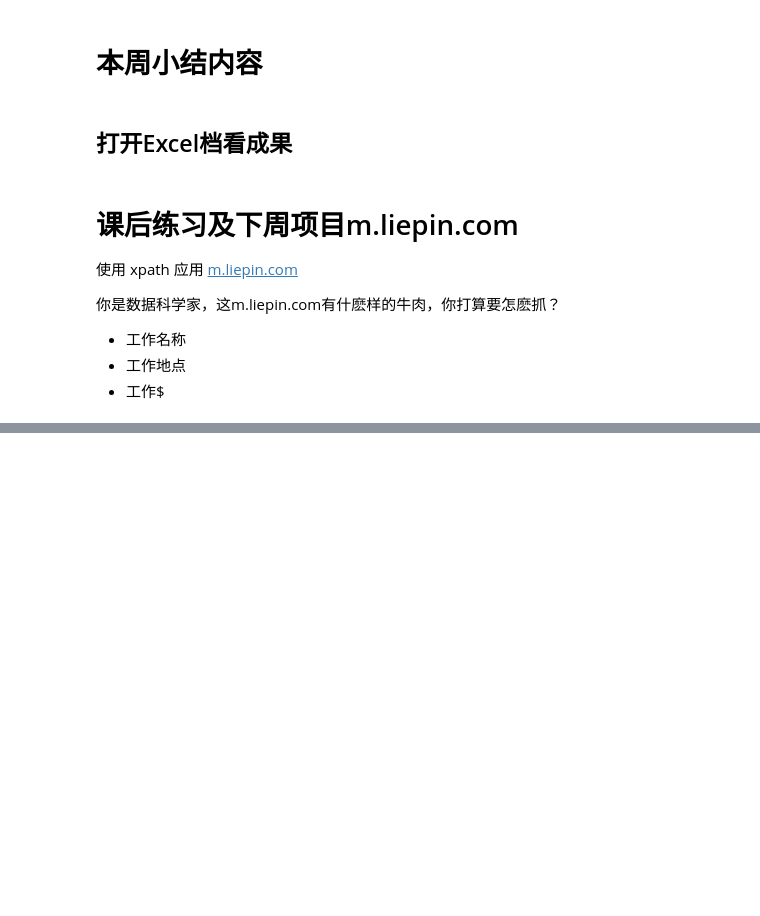
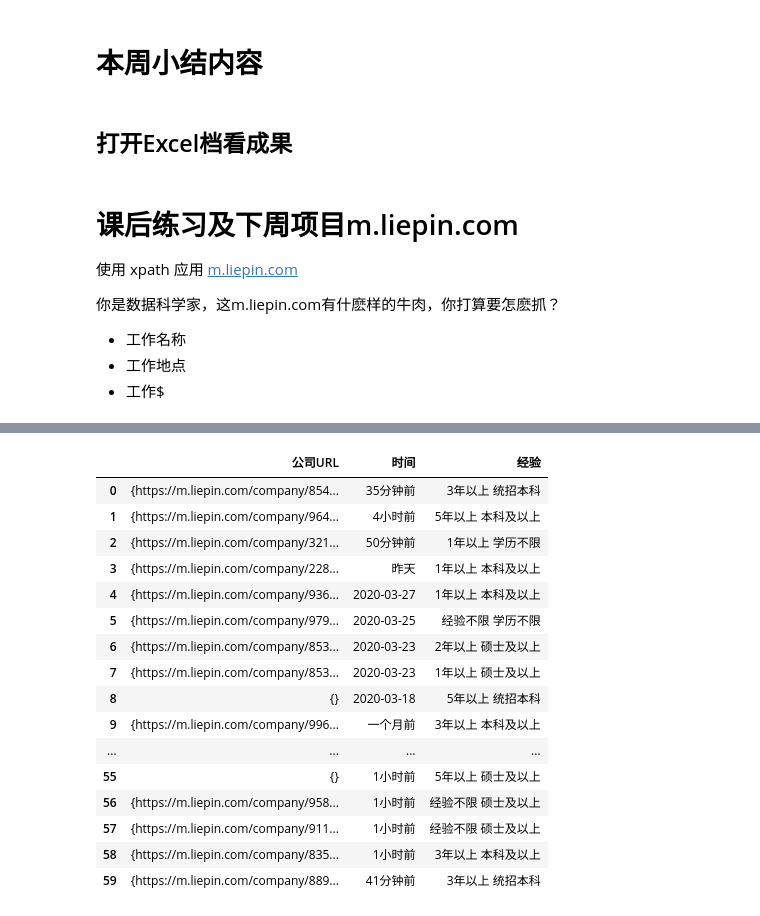
Before and after one commit to Tengzyi/Web-_week2, a Jupyter notebook: 20春_Web数据挖掘_week02_181013007.ipynb, the cells around one changed output, grey strips where cells are left out. Cells and saved outputs as stored; diff of their text form; code cells hidden in the pictures; blank space fills up the shorter version.

```diff
--- a/20春_Web数据挖掘_week02_181013007.ipynb
+++ b/20春_Web数据挖掘_week02_181013007.ipynb
@@ -543,0 +592,64 @@ NameError: name '数据字典' is not defined
+# %%
+news = r.html.xpath('//dd[@class="right-info"]/ul/li[2]/a')
+URL = []
+for i in news:
+    URL.append(i.absolute_links)
+
+时间 = r.html.xpath('//*[@class="right-info"]//time/text()')
+while '1分钟前' in 时间:
+    时间.remove('1分钟前')
+经验 = r.html.xpath('//*[@class="right-info"]//ul/li[3]/text()')
+
+经验 = [x.strip() for x in 经验 if x.strip() != '']
+while '学历不限\xa0经验不限' in 经验:
+    经验.remove('学历不限\xa0经验不限')
+print(len(URL))
+print(len(时间))
+print(len(经验))
+print(URL)
+print(时间)
+print(经验)
+# %%
+# C-5
+# 难: '公司URL', '时间', '经验'
+
+# 你的代码?
+news = r.html.xpath('//dd[@class="right-info"]/ul/li[2]/a')
+URL = []
+for i in news:
+    URL.append(i.absolute_links)
+时间 = r.html.xpath('//*[@class="right-info"]//time/text()')
+while '1分钟前' in 时间:
+    时间.remove('1分钟前')
+
+经验 = r.html.xpath('//*[@class="right-info"]//ul/li[3]/text()')
+经验 = [x.strip() for x in 经验 if x.strip() != '']      #与同学讨论得到的结果
+while '学历不限\xa0经验不限' in 经验:
+    经验.remove('学历不限\xa0经验不限')
+
+df5 = pd.DataFrame({
+        "公司URL": URL,
+        "时间": 时间,
+        "经验": 经验,
+        })
+
+df5.to_excel("C5.xlsx", sheet_name="搜查结果3")
+df5
+# %% [output]
+|  | 公司URL | 时间 | 经验 |
+| 0 | {https://m.liepin.com/company/854... | 35分钟前 | 3年以上 统招本科 |
+| 1 | {https://m.liepin.com/company/964... | 4小时前 | 5年以上 本科及以上 |
+| 2 | {https://m.liepin.com/company/321... | 50分钟前 | 1年以上 学历不限 |
+| 3 | {https://m.liepin.com/company/228... | 昨天 | 1年以上 本科及以上 |
+| 4 | {https://m.liepin.com/company/936... | 2020-03-27 | 1年以上 本科及以上 |
+| 5 | {https://m.liepin.com/company/979... | 2020-03-25 | 经验不限 学历不限 |
+| 6 | {https://m.liepin.com/company/853... | 2020-03-23 | 2年以上 硕士及以上 |
+| 7 | {https://m.liepin.com/company/853... | 2020-03-23 | 1年以上 硕士及以上 |
+| 8 | {} | 2020-03-18 | 5年以上 统招本科 |
+| 9 | {https://m.liepin.com/company/996... | 一个月前 | 3年以上 本科及以上 |
+| ... | ... | ... | ... |
+| 55 | {} | 1小时前 | 5年以上 硕士及以上 |
+| 56 | {https://m.liepin.com/company/958... | 1小时前 | 经验不限 硕士及以上 |
+| 57 | {https://m.liepin.com/company/911... | 1小时前 | 经验不限 硕士及以上 |
+| 58 | {https://m.liepin.com/company/835... | 1小时前 | 3年以上 本科及以上 |
+| 59 | {https://m.liepin.com/company/889... | 41分钟前 | 3年以上 统招本科 |
```
Also changed, not shown: parts of 13 cells of this notebook.
